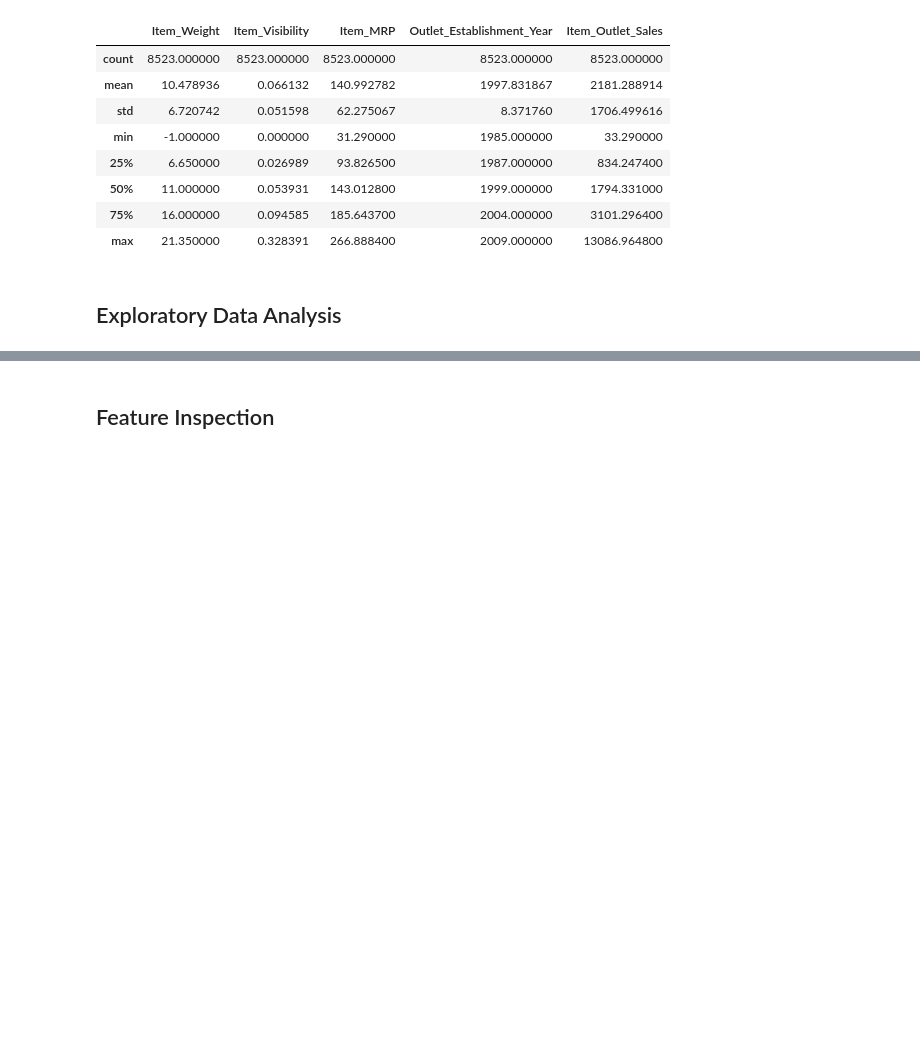
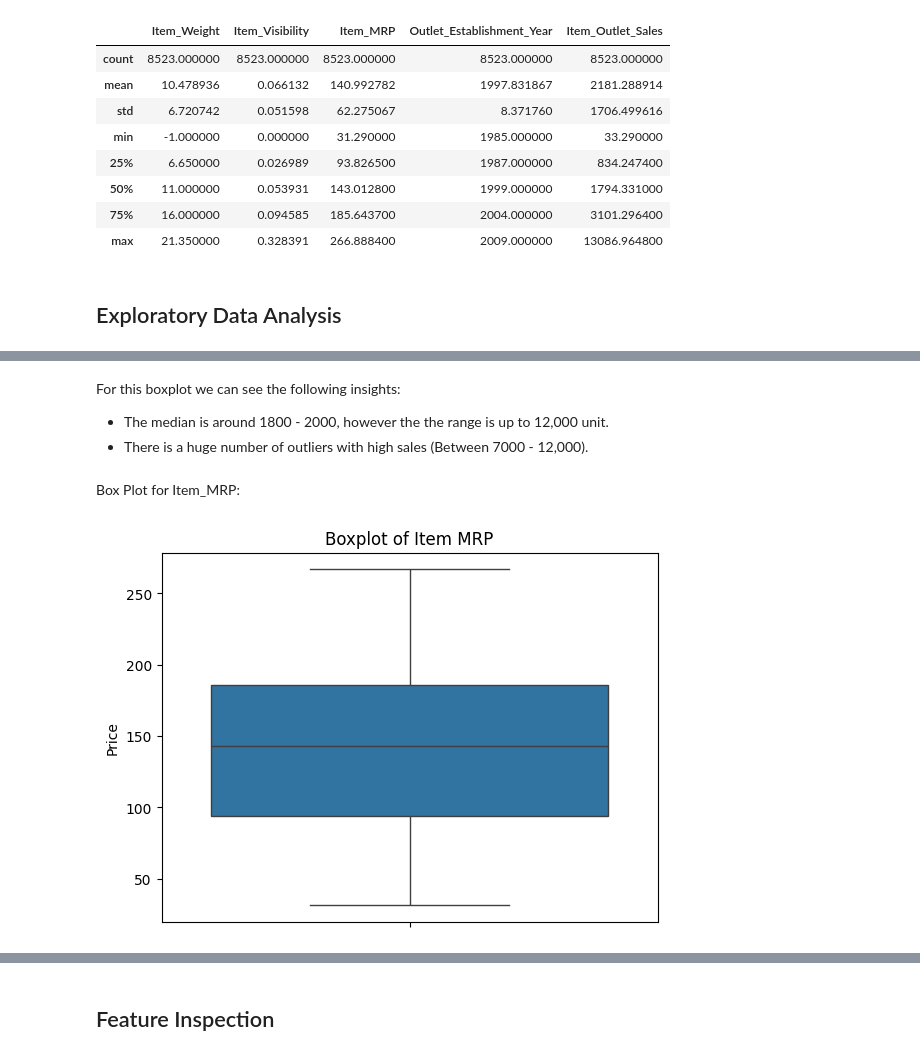
Before and after one commit to NasserKishek/Prediction-of-Product-Sales-, a Jupyter notebook: Prediction_of_product_sales.ipynb, the cells around one changed output, grey strips where cells are left out. Drawn from its saved outputs; the diff is of its cells as text; code cells hidden in the pictures; blank space fills up the shorter version.

```diff
--- a/Prediction_of_product_sales.ipynb
+++ b/Prediction_of_product_sales.ipynb
@@ -296,0 +352,12 @@ summary_stats
+# %% [markdown]
+For this boxplot we can see the following insights:
+- The median is around 1800 - 2000, however the the range is up to 12,000 unit.
+- There is a huge number of outliers with high sales (Between 7000 - 12,000).
+# %% [markdown]
+Box Plot for Item_MRP:
+# %%
+ax = sns.boxplot(data=df, y='Item_MRP')
+plt.title('Boxplot of Item MRP')
+plt.ylabel('Price');
+# %% [output]
+[figure, added]
```
Also changed, not shown: parts of 17 cells of this notebook.
